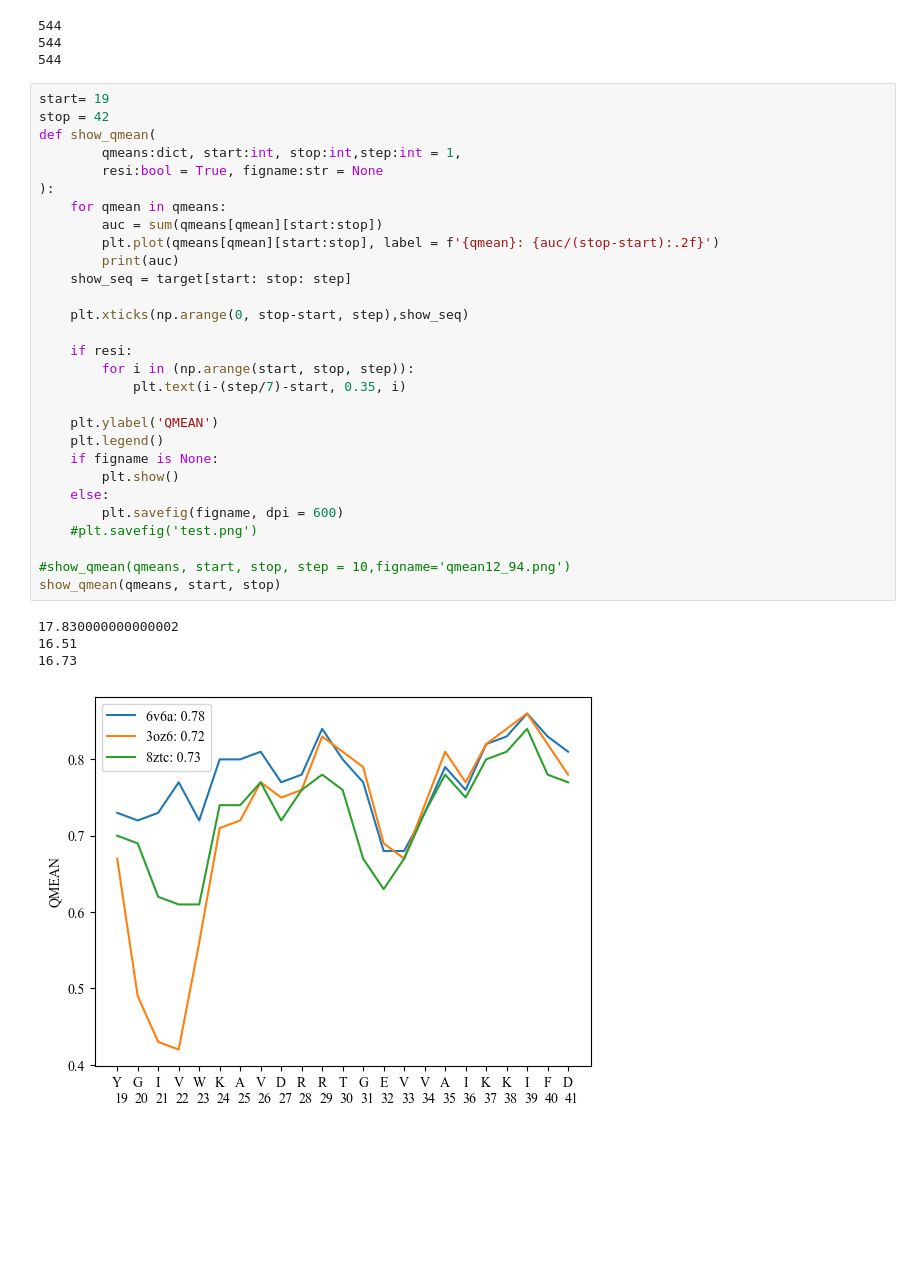
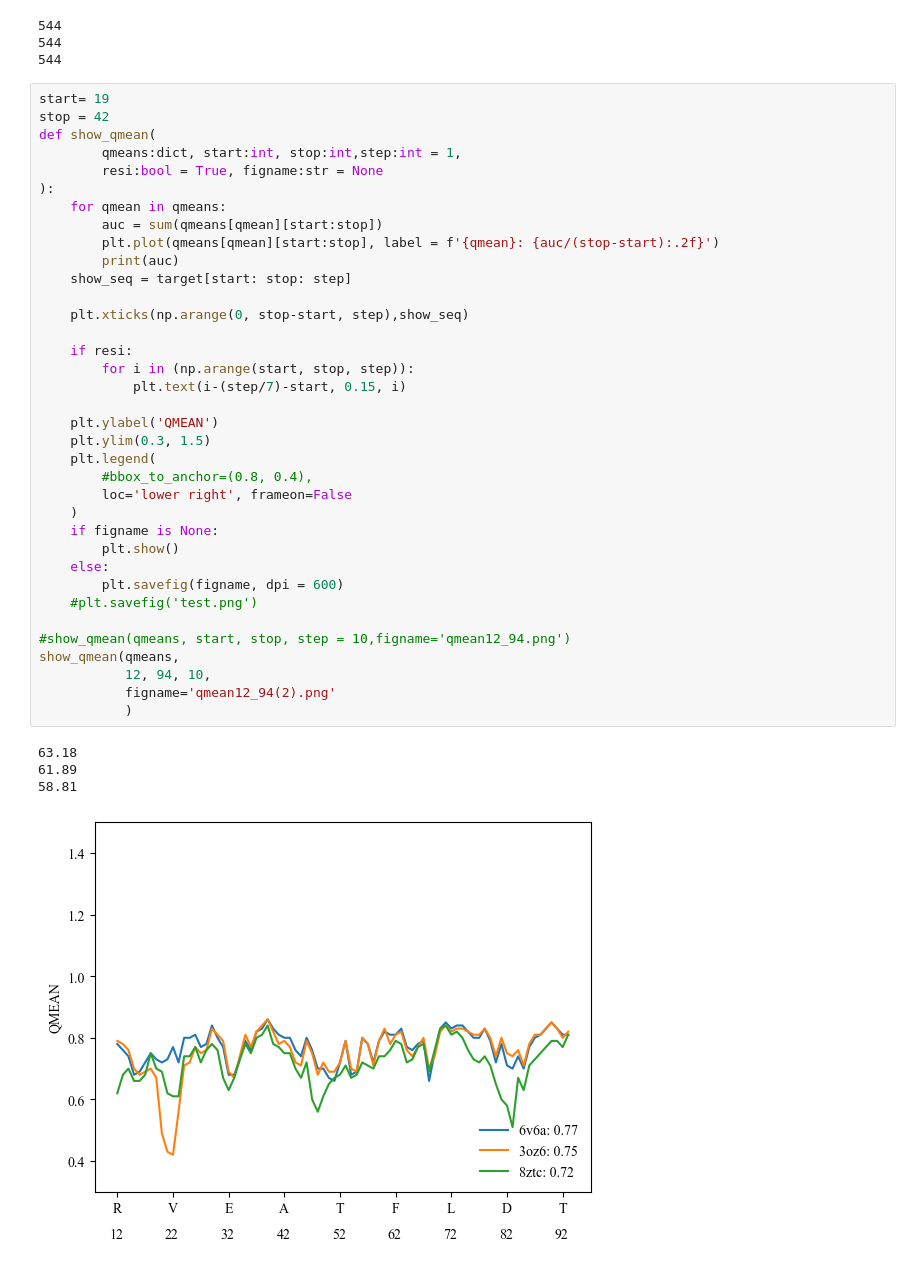
Before and after one commit to YXTang03/UCL_Drug_Design_Notebook, a Jupyter notebook: 1129_0078_hw/plot_qmean.ipynb, the cells around one changed output. Saved outputs shown, nothing was run; the diff lists cells and outputs as text; blank space fills up the shorter version.

```diff
--- a/1129_0078_hw/plot_qmean.ipynb
+++ b/1129_0078_hw/plot_qmean.ipynb
@@ -30,35 +30,42 @@ qmeans = parse_qmean(metadata_all)
 # %%
 start= 19
 stop = 42
 def show_qmean(
         qmeans:dict, start:int, stop:int,step:int = 1,
         resi:bool = True, figname:str = None
 ):
     for qmean in qmeans:
         auc = sum(qmeans[qmean][start:stop])
         plt.plot(qmeans[qmean][start:stop], label = f'{qmean}: {auc/(stop-start):.2f}')
         print(auc)
     show_seq = target[start: stop: step]
 
     plt.xticks(np.arange(0, stop-start, step),show_seq)
 
     if resi:
         for i in (np.arange(start, stop, step)):
-            plt.text(i-(step/7)-start, 0.35, i)
+            plt.text(i-(step/7)-start, 0.15, i)
 
     plt.ylabel('QMEAN')
-    plt.legend()
+    plt.ylim(0.3, 1.5)
+    plt.legend(
+        #bbox_to_anchor=(0.8, 0.4),
+        loc='lower right', frameon=False
+    )
     if figname is None:
         plt.show()
     else:
         plt.savefig(figname, dpi = 600)
     #plt.savefig('test.png')
 
 #show_qmean(qmeans, start, stop, step = 10,figname='qmean12_94.png')
-show_qmean(qmeans, start, stop)
+show_qmean(qmeans,
+           12, 94, 10,
+           figname='qmean12_94(2).png'
+           )
 # %% [output]
-17.830000000000002
-16.51
-16.73
+63.18
+61.89
+58.81
-[figure, old version]
+[figure, new version]
 # %%
```
Also changed, not shown: parts of 5 cells of this notebook.
